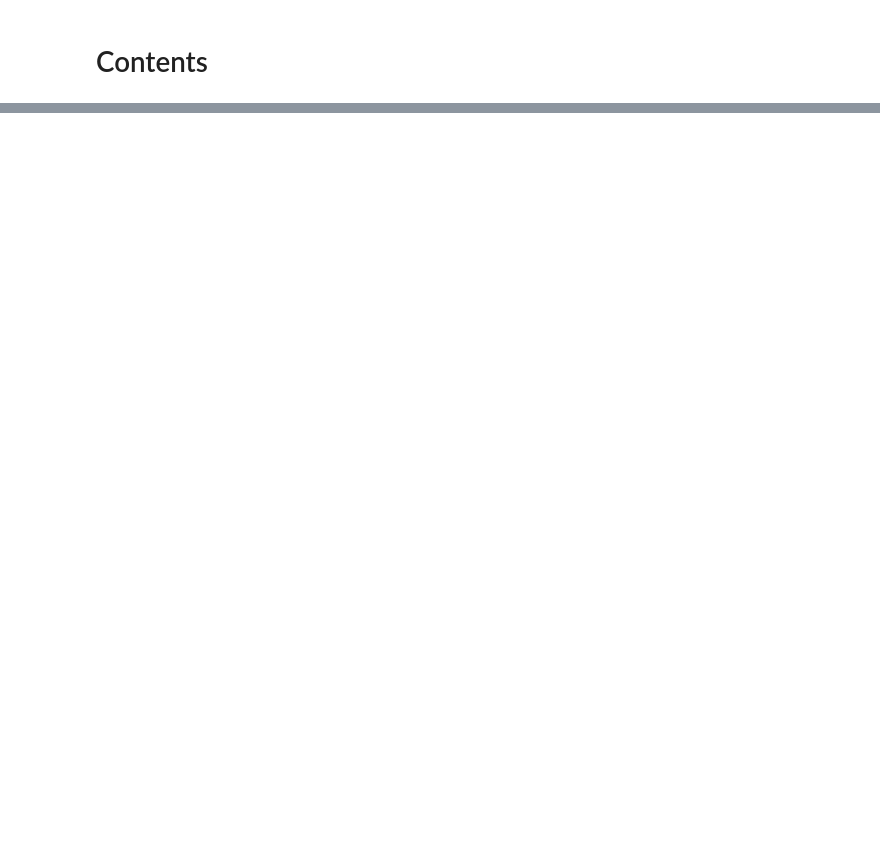
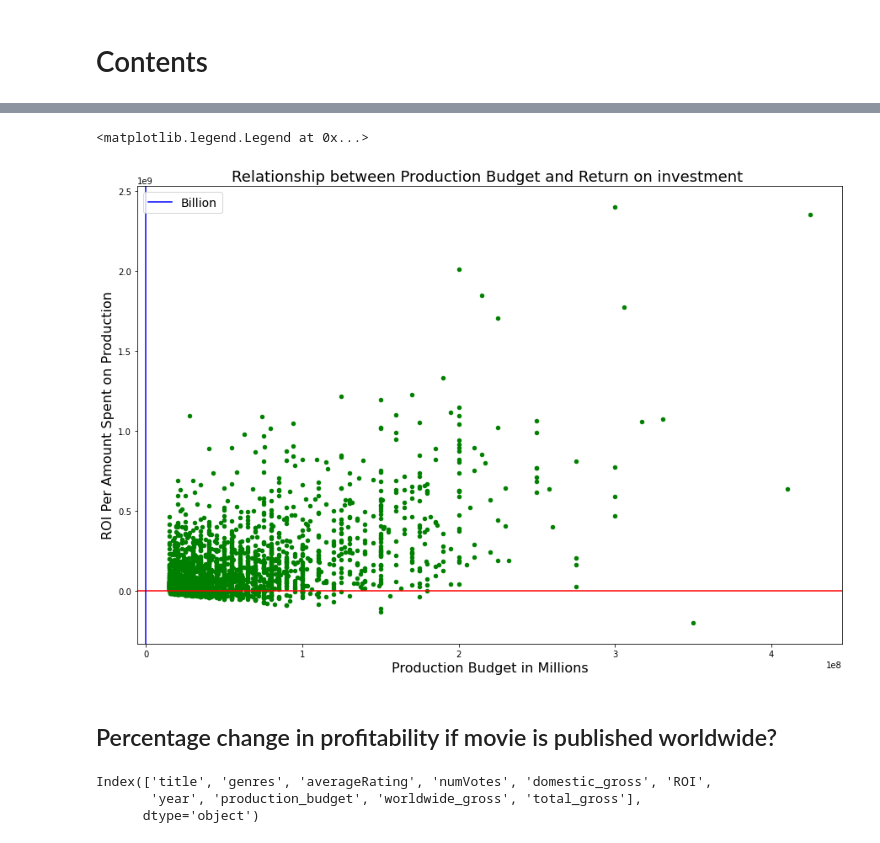
Before and after one commit to olaidekashimawo/Movie_analysis, a Jupyter notebook: Movie-Analysis.ipynb, the cells around one changed output, grey strips where cells are left out. Cells and saved outputs as stored; diff of their text form; code cells hidden in the pictures; blank space fills up the shorter version.

```diff
--- a/Movie-Analysis.ipynb
+++ b/Movie-Analysis.ipynb
@@ -25,0 +869,3 @@ df_bom_g.head(10)
+# %%
+# Creating a new column "return on investment" by substracting the "production_budget" from "total_gross"
+ROI= df_merge.insert(5, column='ROI', value = df_merge['total_gross'] - df_merge['production_budget'])
@@ -25,0 +907,20 @@ df_bom_g.head(10)
+# %%
+df_merge.plot.scatter(figsize=(15,10),x='production_budget',y='ROI', color='green')
+plt.title('Relationship between Production Budget and Return on investment ', fontsize=18)
+plt.xlabel('Production Budget in Millions', fontsize=16)
+plt.ylabel('ROI Per Amount Spent on Production', fontsize=16)
+
+plt.axhline(y = 0, color = 'r', linestyle = '-')
+plt.axvline(x = 22, color = 'b', label = 'Billion')
+plt.legend(loc = 'upper left', prop={"size":14})
+# %% [output]
+<matplotlib.legend.Legend at 0x...>
+[figure, added]
+# %% [markdown]
+## Percentage change in profitability if movie is published worldwide?
+# %%
+df_merge.columns
+# %% [output]
+Index(['title', 'genres', 'averageRating', 'numVotes', 'domestic_gross', 'ROI',
+       'year', 'production_budget', 'worldwide_gross', 'total_gross'],
+      dtype='object')
```
Also changed, not shown: parts of 136 cells of this notebook, 1 other file.
